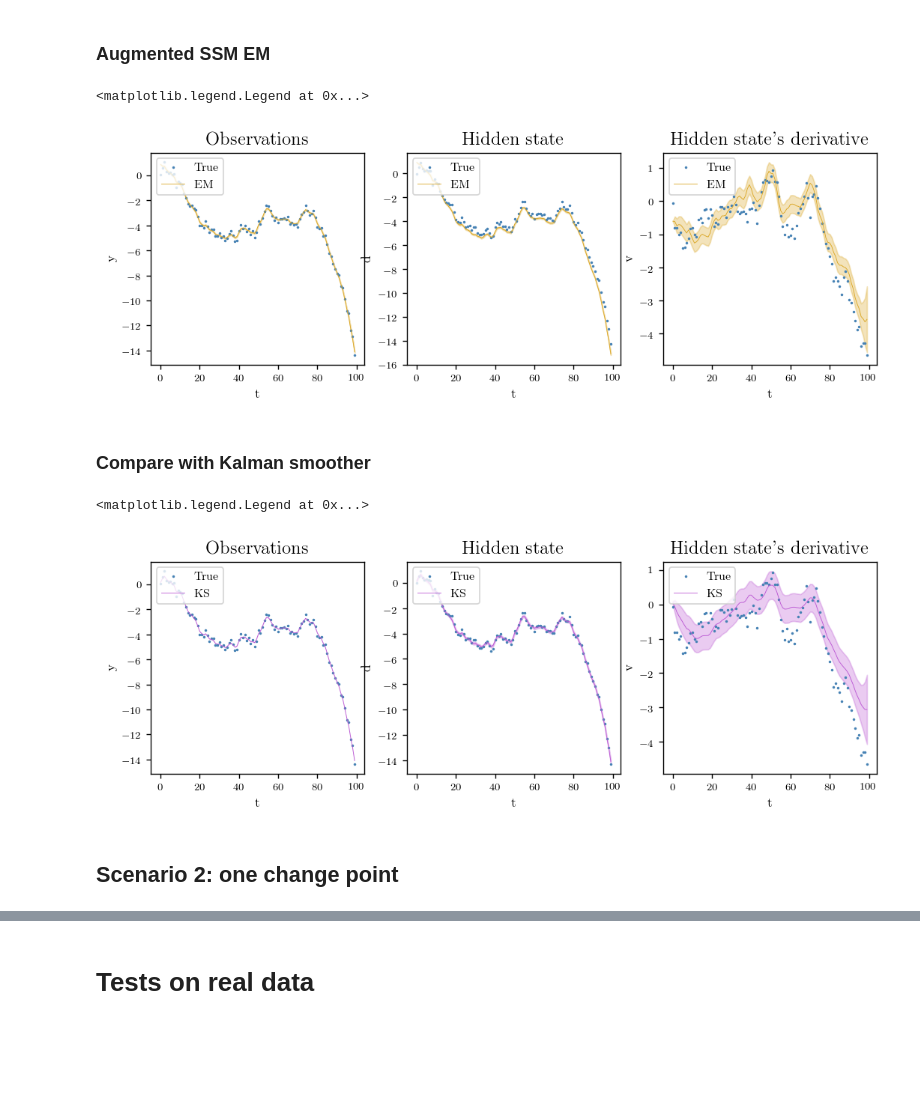
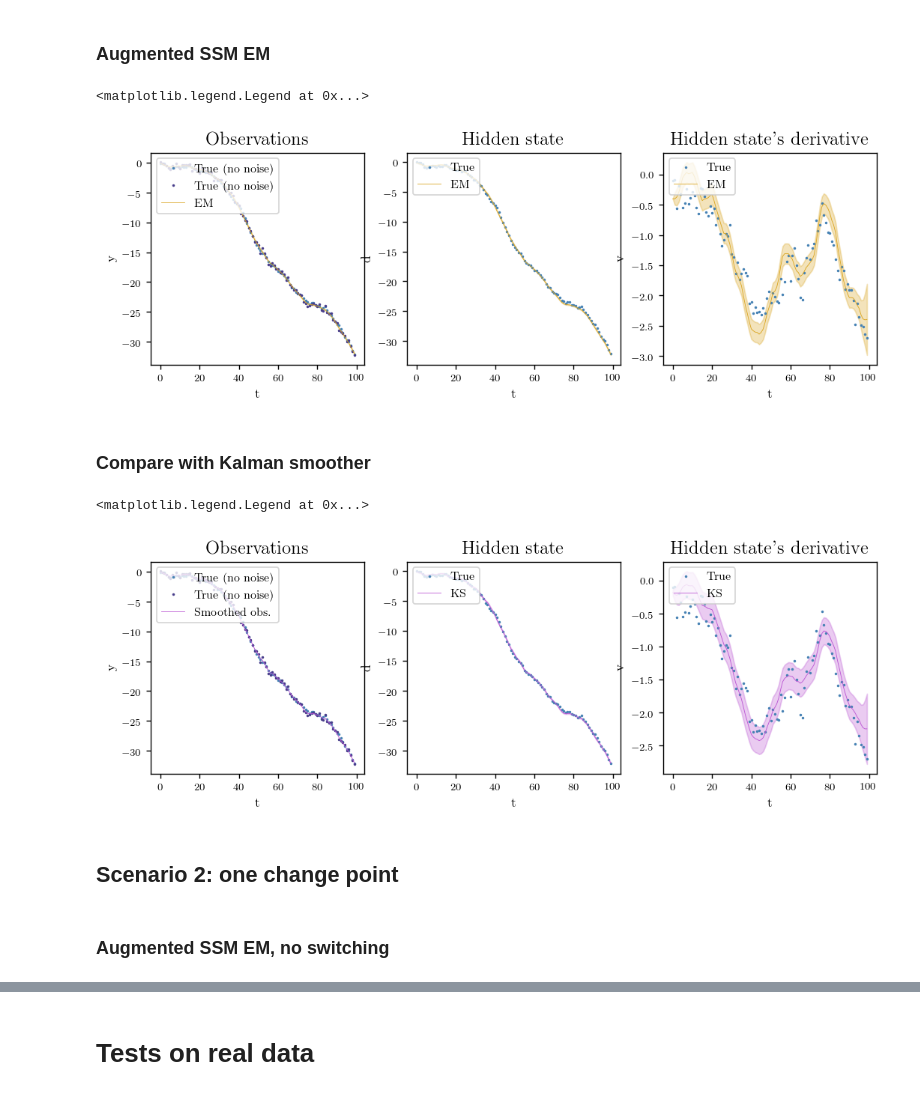
Before and after one commit to adam-coogan/snow_data_cleaning, a Jupyter notebook: scripts/Augmented_SSM class test.ipynb, the cells around one changed output, grey strips where cells are left out. Saved outputs shown, nothing was run; the diff lists cells and outputs as text; code cells hidden in the pictures; blank space fills up the shorter version.

Commit message:
Updated Augmented SSM class and tested it a bit.

```diff
--- a/scripts/Augmented_SSM class test.ipynb
+++ b/scripts/Augmented_SSM class test.ipynb
@@ -37,7 +37,7 @@ def gen_data(dt, Omega, Q, R, pi1, sigma1, T):
         x[:, t] = np.dot(A, x[:, t-1]) + np.random.multivariate_normal(mean=[0, 0], cov=Q)
 
     # y_t = C x_t + delta, delta ~ N(0, R)
-    y = np.dot(Omega, x[0:1, :]) + np.random.normal(loc=0, scale=R, size=[1, T])
+    y = np.dot(Omega, x[0:1, :]) + np.random.multivariate_normal(mean=[0], cov=R, size=[T]).T
 
     return x, y
 # %% [markdown]
@@ -46,7 +46,7 @@ def gen_data(dt, Omega, Q, R, pi1, sigma1, T):
 dt = 0.25
 
 Omega_1 = np.array([1.0]).reshape([1, 1])
-Q_1 = 0.1 * np.identity(2)
+Q_1 = 0.05 * np.identity(2)
 R_1 = np.array([0.1]).reshape([1, 1])
 pi1_1 = np.array([0.0, -0.1]).reshape([2, 1])
 sigma1_1 = np.array([0.05]).reshape([1, 1])
@@ -70,8 +70,10 @@ plt.figure(figsize=(10, 3))
 
 plt.subplot(1, 3, 1)
 
-# Plot data
-plt.plot(y_1.T, '.', color=colors[0], markersize=2, label="True")
+# Plot data without noise
+plt.plot(np.dot(Omega_1, x_1[0:1, :]).T, '.', color=colors[0], markersize=2, label="True (no noise)")
+# Plot data with noise
+plt.plot(y_1.T, '.', color=colors[5], markersize=2, label="True (no noise)")
 
 # Plot smoothed state computed using EM
 plt.plot(y_hat_1.T, color=colors[2], label="EM", linewidth=0.5)
@@ -129,7 +131,7 @@ plt.ylabel("v")
 plt.legend(loc="upper left")
 # %% [output]
 <matplotlib.legend.Legend at 0x...>
-[figure, old version]
+[figure, new version]
 # %% [markdown]
 ### Compare with Kalman smoother
 # %%
@@ -151,8 +153,10 @@ plt.figure(figsize=(10, 3))
 
 plt.subplot(1, 3, 1)
 
-# Plot data
-plt.plot(y_1.T, '.', color=colors[0], markersize=2, label="True")
+# Plot data without noise
+plt.plot(np.dot(Omega_1, x_1[0:1, :]).T, '.', color=colors[0], markersize=2, label="True (no noise)")
+# Plot data with noise
+plt.plot(y_1.T, '.', color=colors[5], markersize=2, label="True (no noise)")
 
 # Plug in true parameter values
 aug_ssm_1.Bs = np.array([np.array([0]).reshape([1, 1])])
@@ -164,7 +168,7 @@ aug_ssm_1.pi1 = pi1_1.flatten()
 aug_ssm_1.sigma1 = sigma1_1
 
 # Plot smoothed state and error band
-plt.plot(y_smooth.T, color=colors[3], linewidth=0.5, label="KS")
+plt.plot(y_smooth.T, color=colors[3], linewidth=0.5, label="Smoothed obs.")
 plt.fill_between(range(T_1),
                  (y_smooth - y_smooth_err).flatten().T,
                  (y_smooth + y_smooth_err).flatten().T,
@@ -193,34 +197,34 @@ plt.fill_between(range(T_1),
                  linewidth=1,
                  alpha=0.3,
                  color=colors[3])
 
 plt.title("Hidden state")
 plt.xlabel("t")
 plt.ylabel("d")
 plt.legend(loc="upper left")
 
 ########################
 
 plt.subplot(1, 3, 3)
 
 # Plot true hidden state's derivative
 plt.plot(x_1[1, :].T, '.', color=colors[0], markersize=2, label="True")
 # Plot infered hidden state's derivative
 plt.plot(aug_ssm_1.x_smooth[1, :].T, color=colors[3], linewidth=0.5, label="KS")
 plt.fill_between(range(T_1),
                  (aug_ssm_1.x_smooth[1, :] - 2*aug_ssm_1.sigma_smooth[:, 1, 1]).flatten().T,
                  (aug_ssm_1.x_smooth[1, :] + 2*aug_ssm_1.sigma_smooth[:, 1, 1]).flatten().T,
                  linewidth=1,
                  alpha=0.3,
                  color=colors[3])
 
 plt.title("Hidden state's derivative")
 plt.xlabel("t")
 plt.ylabel("v")
 plt.legend(loc="upper left")
 # %% [output]
 <matplotlib.legend.Legend at 0x...>
-[figure, old version]
+[figure, new version]
 # %% [markdown]
 ## Scenario 2: one change point
 # %%
@@ -280 +263,3 @@ ss_2[T_2a:] = 1
+# %% [markdown]
+### Augmented SSM EM, no switching
 # %%
```
Also changed, not shown: parts of 62 cells of this notebook, 1 other file.
